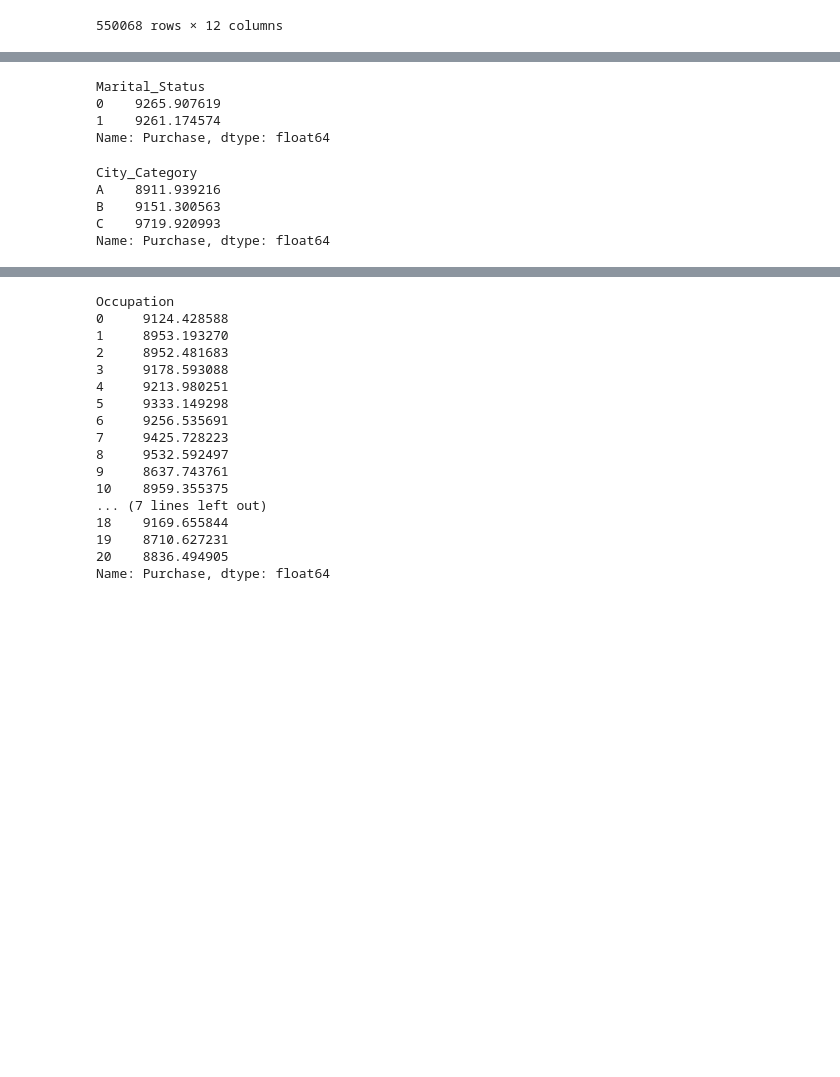
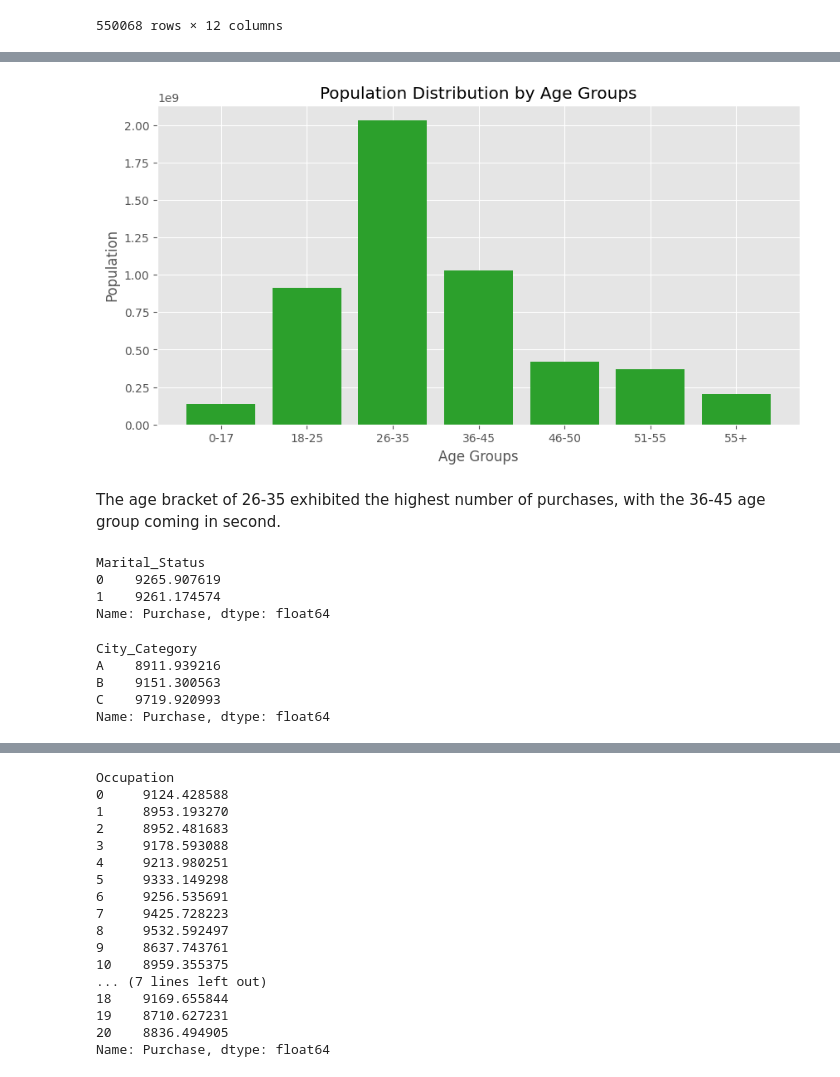
Before and after one commit to atharvmendhe18/python-project, a Jupyter notebook: black_friday_python.ipynb, the cells around one changed output, grey strips where cells are left out. Cells and saved outputs as stored; diff of their text form; code cells hidden in the pictures; blank space fills up the shorter version.

```diff
--- a/black_friday_python.ipynb
+++ b/black_friday_python.ipynb
@@ -59,3 +193,19 @@ sns.barplot(x=df['Age'].unique() , y = age_grpby['Purchase'])
+# %%
+plt.figure(figsize=(10,5))
+
+age_groups = ['0-17', '18-25', '26-35', '36-45', '46-50', '51-55', '55+']
+population = [134913183, 913848675, 2031770578, 1026569884, 420843403, 367099644, 200767375]
+
+plt.bar(age_groups, population, color='#2ca02c')
+
+plt.xlabel('Age Groups')
+plt.ylabel('Population')
+plt.title('Population Distribution by Age Groups')
+plt.show()
+# %% [output]
+[figure, added]
+# %% [markdown]
+The age bracket of 26-35 exhibited the highest number of purchases, with the 36-45 age group coming in second.
 # %%
 # Gender vs mean purchase amount
 marital_status_grpby = df.groupby('Marital_Status')['Purchase'].mean()
@@ -65,11 +215,12 @@ Marital_Status
 0    9265.907619
 1    9261.174574
 Name: Purchase, dtype: float64
-# %%
-df.groupby('City_Category')['Purchase'].mean()
-# %% [output]
-City_Category
-A    8911.939216
-B    9151.300563
-C    9719.920993
-Name: Purchase, dtype: float64
+# %%
+# mean purchase value of each city category
+df.groupby('City_Category')['Purchase'].mean()
+# %% [output]
+City_Category
+A    8911.939216
+B    9151.300563
+C    9719.920993
+Name: Purchase, dtype: float64
```
Also changed, not shown: parts of 48 cells of this notebook.
